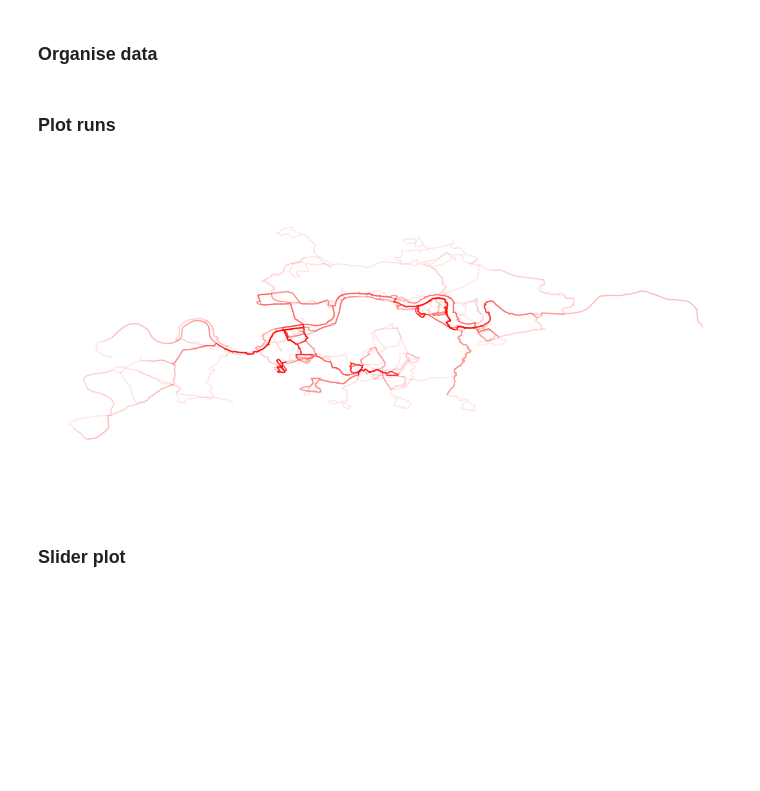
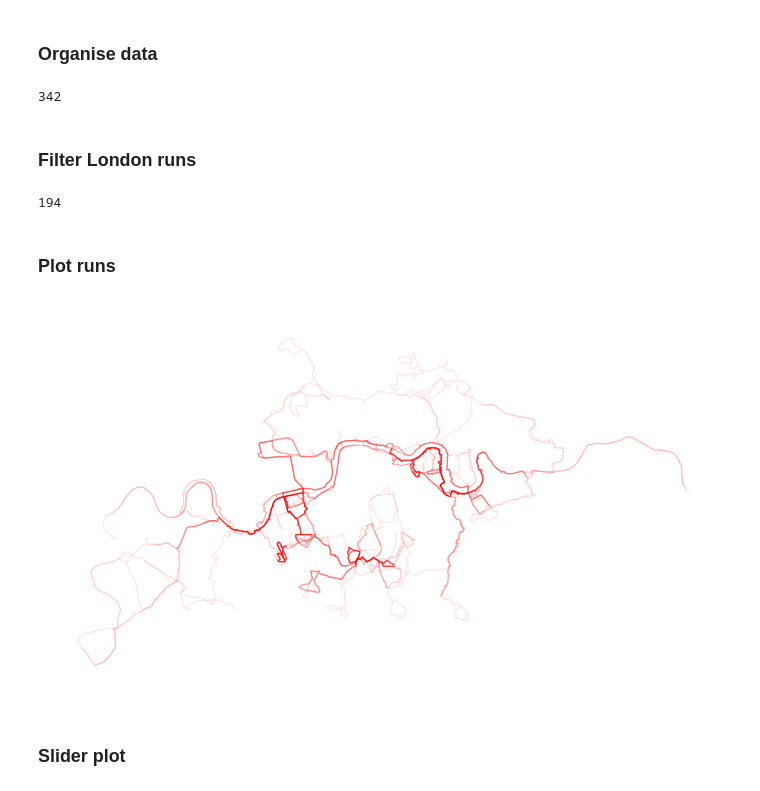
Before and after one commit to tsmbland/strava, a Jupyter notebook: GetData.ipynb, the cells around one changed output. Cells and saved outputs as stored; diff of their text form; code cells hidden in the pictures; blank space fills up the shorter version.

Commit message:
correcting figure - turns out the earth isn't flat

```diff
--- a/GetData.ipynb
+++ b/GetData.ipynb
@@ -63,28 +63,47 @@ activities['start_time'] = activities['start_date_local'].dt.time
 activities['start_date_local'] = activities['start_date_local'].dt.date
 activities.sort_values(by='start_date_local', ascending=True, inplace=True, ignore_index=True)
 # activities.head()
+len(activities)
+# %% [output]
+342
+# %% [markdown]
+### Filter London runs
+# %%
+lon_boundaries = [-0.36, 0.19]
+lat_boundaries = [51.36, 51.60]
+start_points = activities['map.summary_polyline'].apply(lambda x: polyline.decode(x)[0])
+in_london = [(lon_boundaries[0] < x[1] < lon_boundaries[1]) * (lat_boundaries[0] < x[0] < lat_boundaries[1]) for x in start_points]
+runs = (activities.type == 'Run')
+activities_london_runs = activities[(runs * in_london).astype(bool)]
+len(activities_london_runs)
+# %% [output]
+194
 # %% [markdown]
 ### Plot runs
 # %%
 # Set up plot
 fig, ax = plt.subplots()
 ax.axis('off')
-fig.set_size_inches(12,6)
+fig.set_size_inches(12,7)
 fig.tight_layout()
-
-# Rough London Boundaries
-ax.set_xlim(-3.6e-6, 1.9e-6)
-ax.set_ylim(5.136e-4, 5.160e-4)
 ax.set_aspect('equal')
 
 # Plot runs
-for p in activities[activities.type == 'Run']['map.summary_polyline']:
-    coordinates = polyline.decode(p, 10)
-    longitudes = [coordinate[1] for coordinate in coordinates]
-    latitudes = [coordinate[0] for coordinate in coordinates]
-    ax.plot(longitudes, latitudes, 'r-', alpha=0.1)
+for p in activities_london_runs['map.summary_polyline']:
+
+    # Get coordinates
+    coordinates = polyline.decode(p)
+    longitudes = np.array([coordinate[1] for coordinate in coordinates])
+    latitudes = np.array([coordinate[0] for coordinate in coordinates])
+
+    # Convert to distances
+    dist_lat = latitudes * 110.574
+    dist_lon = 111.320 * np.cos(0.8989702285) * longitudes
+
+    # Plot
+    ax.plot(dist_lon, dist_lat, 'r-', alpha=0.1)
 # %% [output]
-[figure, old version]
+[figure, new version]
 # %% [markdown]
 ### Slider plot
 # %%
```
Also changed, not shown: parts of 2 cells of this notebook, 2 other files.
